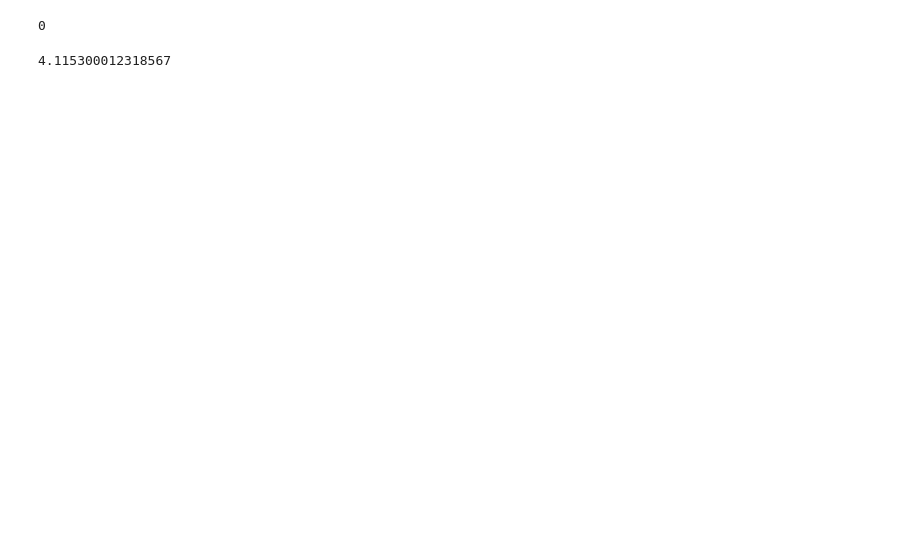
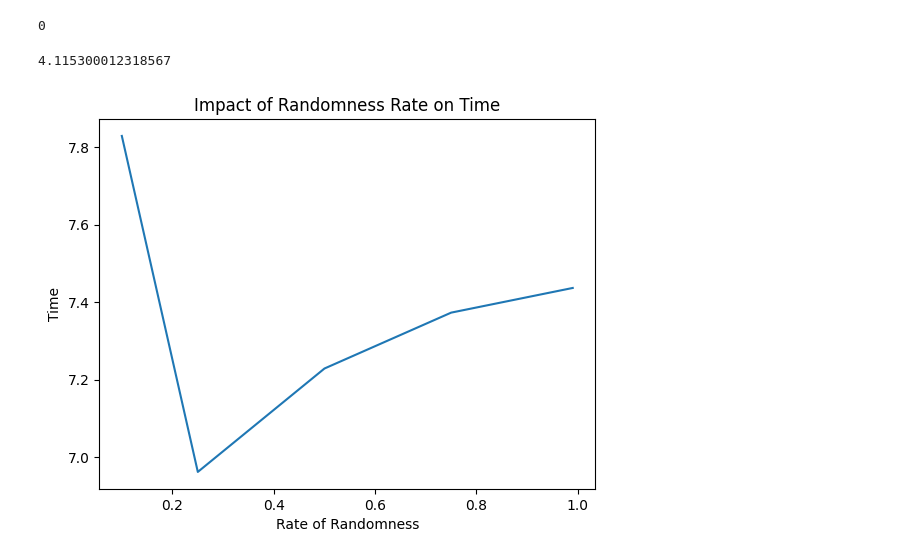
Before and after one commit to staceywies/Nothing-to-see-here, a Jupyter notebook: Markov Decision Processes/MDP2.ipynb, the cells around one changed output. Drawn from its saved outputs; the diff is of its cells as text; code cells hidden in the pictures; blank space fills up the shorter version.

```diff
--- a/Markov Decision Processes/MDP2.ipynb
+++ b/Markov Decision Processes/MDP2.ipynb
@@ -129,0 +112,19 @@ print(qtime)
+# %%
+timeval=[]
+policies=[]
+epsval=[0.1,0.25,0.5,0.75,0.99]
+for e in epsval:
+    problem1=stolenmdp.staceyQLearning(transition2, reward, 0.8, n_iter=10000, eps=e)
+    problem1.setVerbose()
+    time1=time.time()
+    problem1.run()
+    time2=time.time()
+    value2=problem1.V
+    policy2=problem1.policy
+    policies.append(policy2)
+
+    qtime=time2-time1
+    timeval.append(qtime)
+    #print(qtime)
+#print(problem1.iter)
+#print(problem1.time)
@@ -146,3 +153,13 @@ valuesum=np.sum(abs(diffvalue))
 valuesum
 # %% [output]
 4.115300012318567
+# %%
+import matplotlib.pyplot as plt
+plt.plot(epsval, timeval)
+#plt.legend(["Consistent Randomness", "Decaying Randomness"])
+plt.xlabel("Rate of Randomness")
+plt.ylabel("Time")
+plt.title("Impact of Randomness Rate on Time")
+plt.show()
+# %% [output]
+[figure, added]
```
Also changed, not shown: parts of 10 cells of this notebook, 1 other file.
